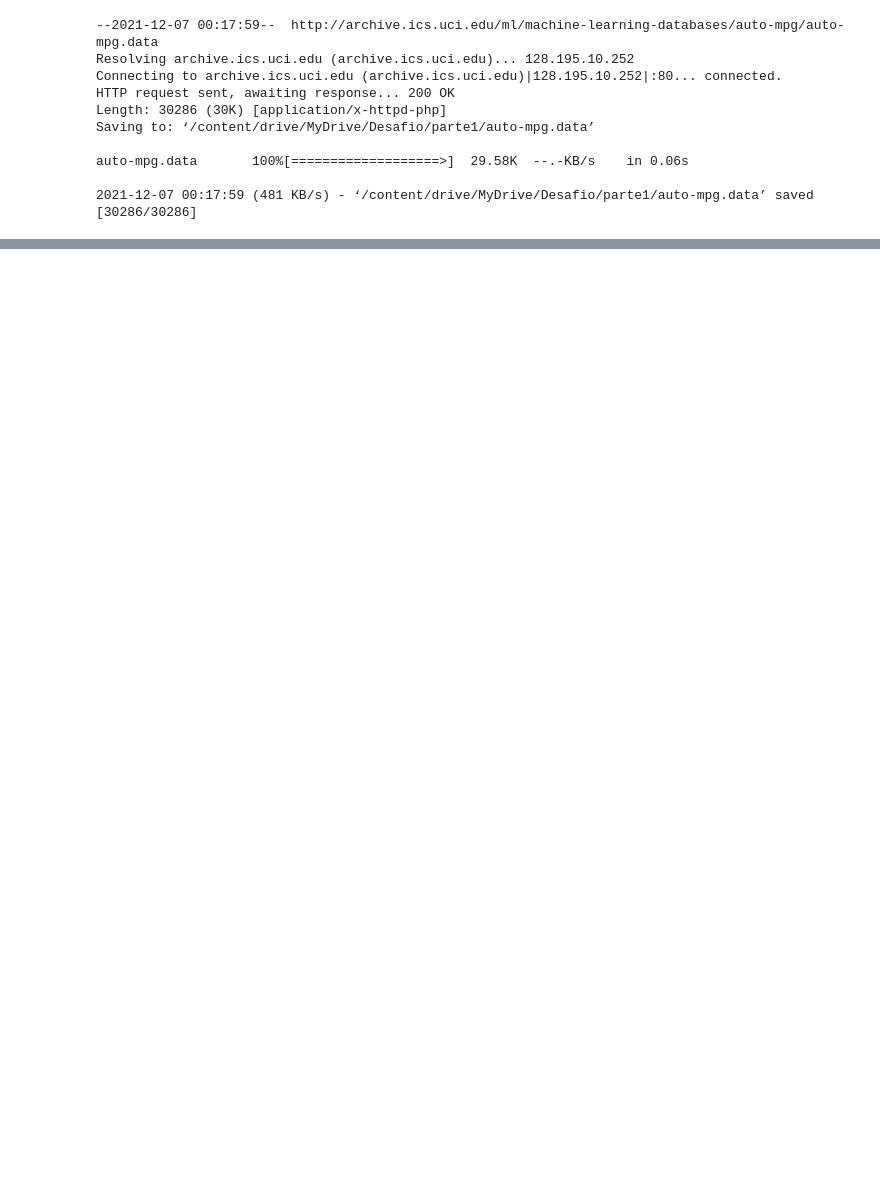
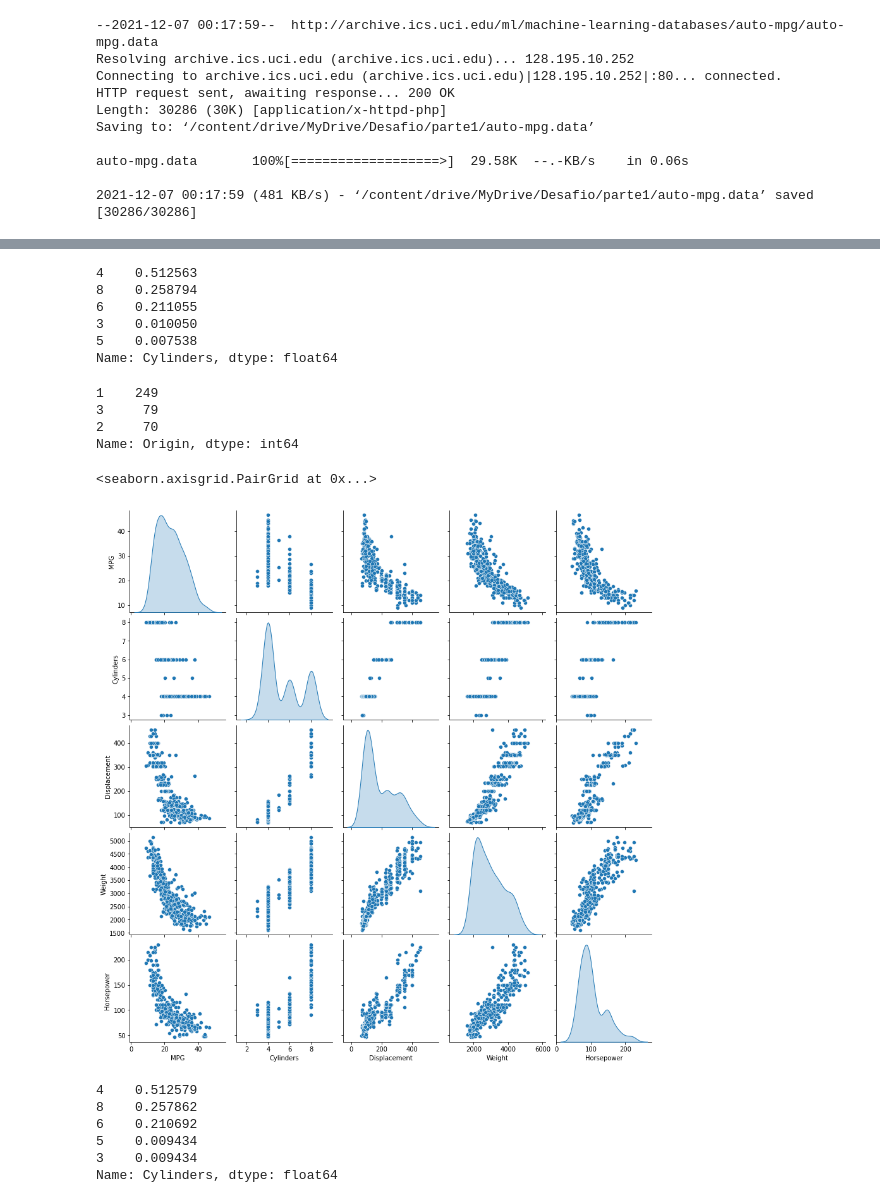
Before and after one commit to Marcelobhering/Desafio, a Jupyter notebook: parte1.ipynb, the cells around one changed output, grey strips where cells are left out. Cells and saved outputs as stored; diff of their text form; code cells hidden in the pictures; blank space fills up the shorter version.

```diff
--- a/parte1.ipynb
+++ b/parte1.ipynb
@@ -83,0 +126,5 @@ data.describe()
+# %%
+##Atribuir  valores com mediana
+median = data['Horsepower'].median()
+data['Horsepower']=data['Horsepower'].fillna(median)
+data.info()
@@ -83,0 +147,27 @@ data.describe()
+# %%
+##Distribuição de categoria
+
+data["Cylinders"].value_counts() / len(data)
+# %% [output]
+4    0.512563
+8    0.258794
+6    0.211055
+3    0.010050
+5    0.007538
+Name: Cylinders, dtype: float64
+# %%
+data['Origin'].value_counts()
+# %% [output]
+1    249
+3     79
+2     70
+Name: Origin, dtype: int64
+# %%
+#Plotar para correlação
+
+sns.pairplot(data[["MPG", "Cylinders", "Displacement", "Weight", "Horsepower"]], diag_kind="kde")
+
+## Gráfico de pares para possíveis correlações
+# %% [output]
+<seaborn.axisgrid.PairGrid at 0x...>
+[figure, added]
@@ -83,0 +185,10 @@ data.describe()
+# %%
+##Verificando a distribuição na categoria cilindros no conjunto de treinamento
+strat_train_set['Cylinders'].value_counts() / len(strat_train_set)
+# %% [output]
+4    0.512579
+8    0.257862
+6    0.210692
+5    0.009434
+3    0.009434
+Name: Cylinders, dtype: float64
```
Also changed, not shown: parts of 18 cells of this notebook.
